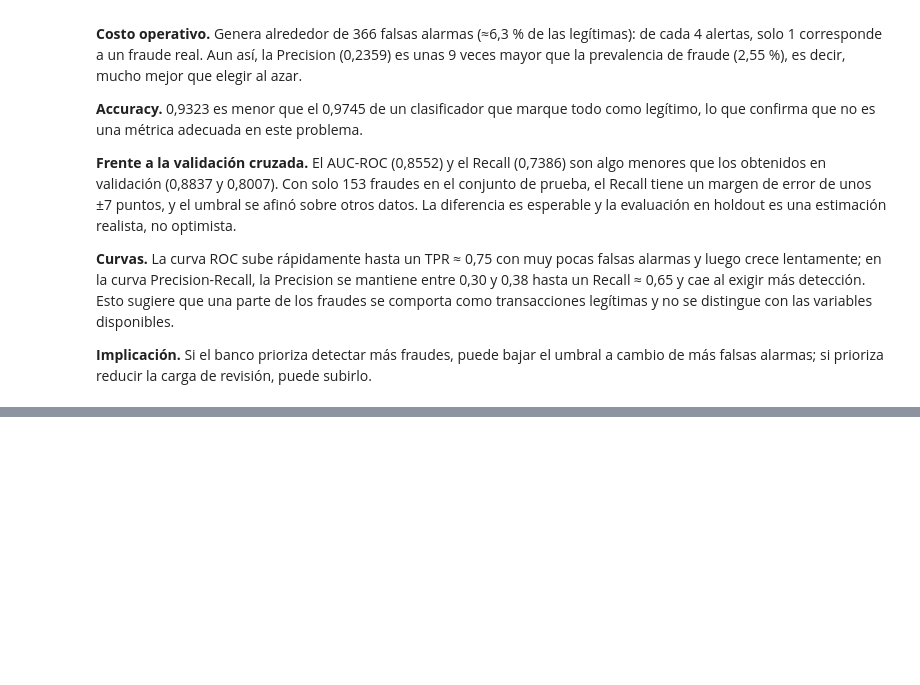
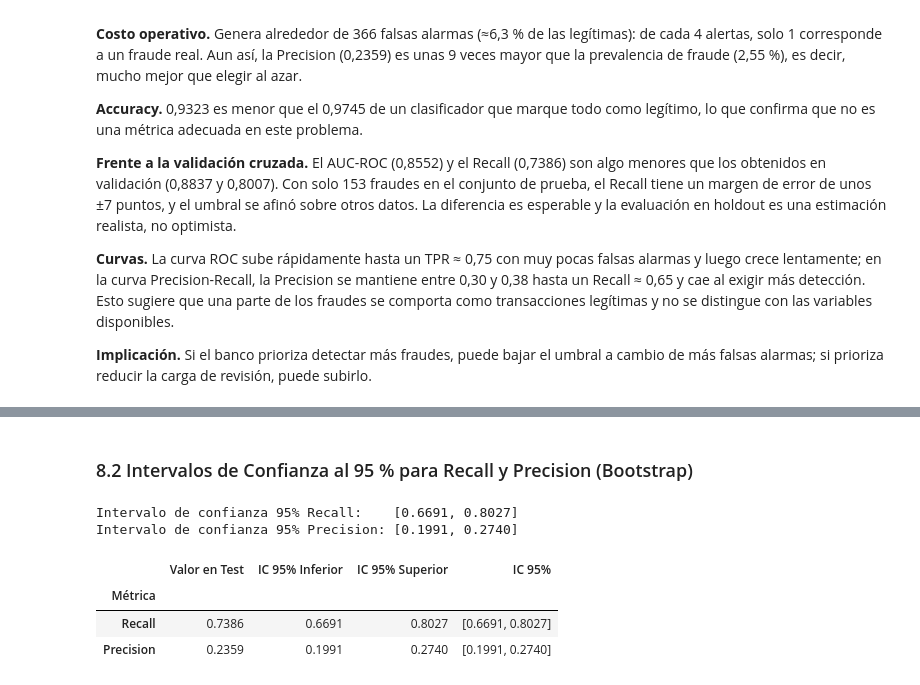
Before and after one commit to Leonardo2002AF/DETECCION_FRAUDEZ, a Jupyter notebook: fraude.ipynb, the cells around one changed output, grey strips where cells are left out. Cells and saved outputs as stored; diff of their text form; code cells hidden in the pictures; blank space fills up the shorter version.

```diff
--- a/fraude.ipynb
+++ b/fraude.ipynb
@@ -840,0 +895,53 @@ Sobre 6.000 transacciones no vistas (153 fraudulentas), el modelo final (Regresi
+# %% [markdown]
+### 8.2 Intervalos de Confianza al 95 % para Recall y Precision (Bootstrap)
+# %%
+from sklearn.metrics import recall_score, precision_score
+
+# (2) Bootstrap con 1000 remuestreos sobre X_test
+n_bootstraps = 1000
+rng = np.random.RandomState(42)
+
+boot_recalls = []
+boot_precisions = []
+
+y_test_arr = np.array(y_test)
+y_pred_arr = np.array(y_pred_test)
+n_samples = len(y_test_arr)
+
+for _ in range(n_bootstraps):
+    indices = rng.randint(0, n_samples, n_samples)
+    y_true_boot = y_test_arr[indices]
+    y_pred_boot = y_pred_arr[indices]
+
+    if y_true_boot.sum() > 0 and y_pred_boot.sum() > 0:
+        boot_recalls.append(recall_score(y_true_boot, y_pred_boot))
+        boot_precisions.append(precision_score(y_true_boot, y_pred_boot))
+
+# Percentiles 2.5 y 97.5 para intervalo de confianza al 95%
+ci_recall = (np.percentile(boot_recalls, 2.5), np.percentile(boot_recalls, 97.5))
+ci_precision = (np.percentile(boot_precisions, 2.5), np.percentile(boot_precisions, 97.5))
+
+df_ci = pd.DataFrame({
+    "Métrica": ["Recall", "Precision"],
+    "Valor en Test": [
+        round(recall_score(y_test, y_pred_test), 4),
+        round(precision_score(y_test, y_pred_test), 4)
+    ],
+    "IC 95% Inferior": [round(ci_recall[0], 4), round(ci_precision[0], 4)],
+    "IC 95% Superior": [round(ci_recall[1], 4), round(ci_precision[1], 4)],
+    "IC 95%": [
+        f"[{ci_recall[0]:.4f}, {ci_recall[1]:.4f}]",
+        f"[{ci_precision[0]:.4f}, {ci_precision[1]:.4f}]"
+    ]
+}).set_index("Métrica")
+
+print(f"Intervalo de confianza 95% Recall:    [{ci_recall[0]:.4f}, {ci_recall[1]:.4f}]")
+print(f"Intervalo de confianza 95% Precision: [{ci_precision[0]:.4f}, {ci_precision[1]:.4f}]")
+display(df_ci)
+# %% [output]
+Intervalo de confianza 95% Recall:    [0.6691, 0.8027]
+Intervalo de confianza 95% Precision: [0.1991, 0.2740]
+|  | Valor en Test | IC 95% Inferior | IC 95% Superior | IC 95% |
+| Métrica |  |  |  |  |
+| Recall | 0.7386 | 0.6691 | 0.8027 | [0.6691, 0.8027] |
+| Precision | 0.2359 | 0.1991 | 0.2740 | [0.1991, 0.2740] |
```
Also changed, not shown: parts of 5 cells of this notebook.
